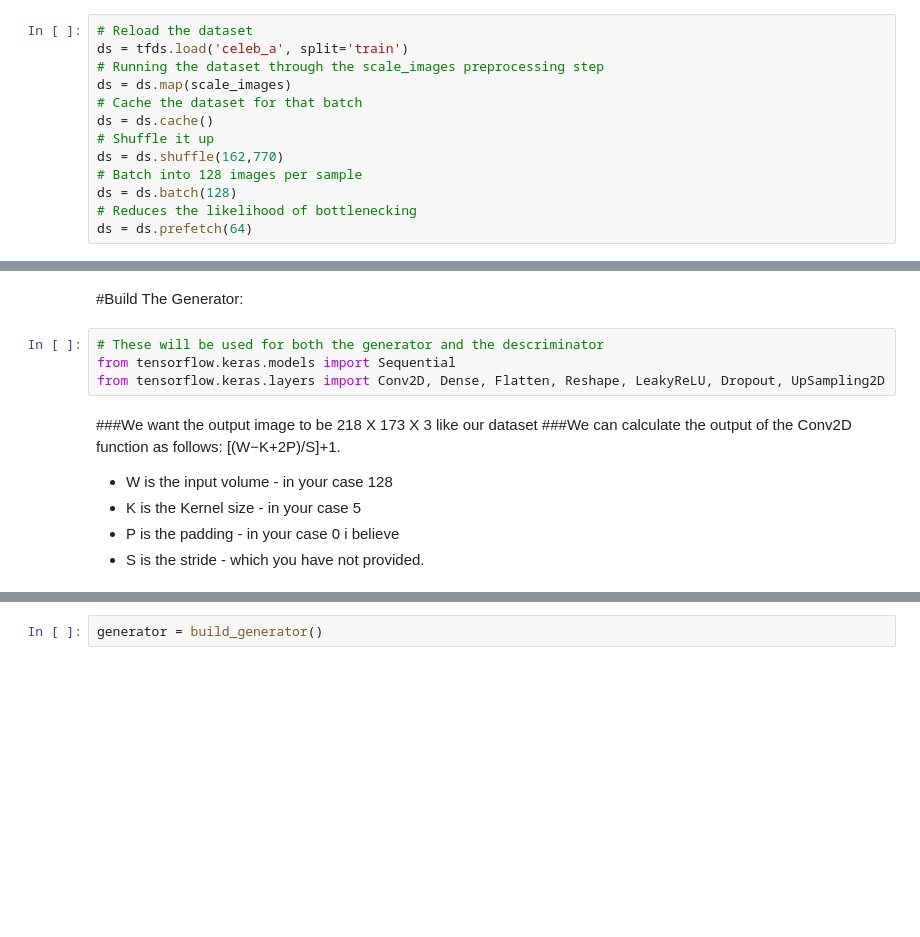
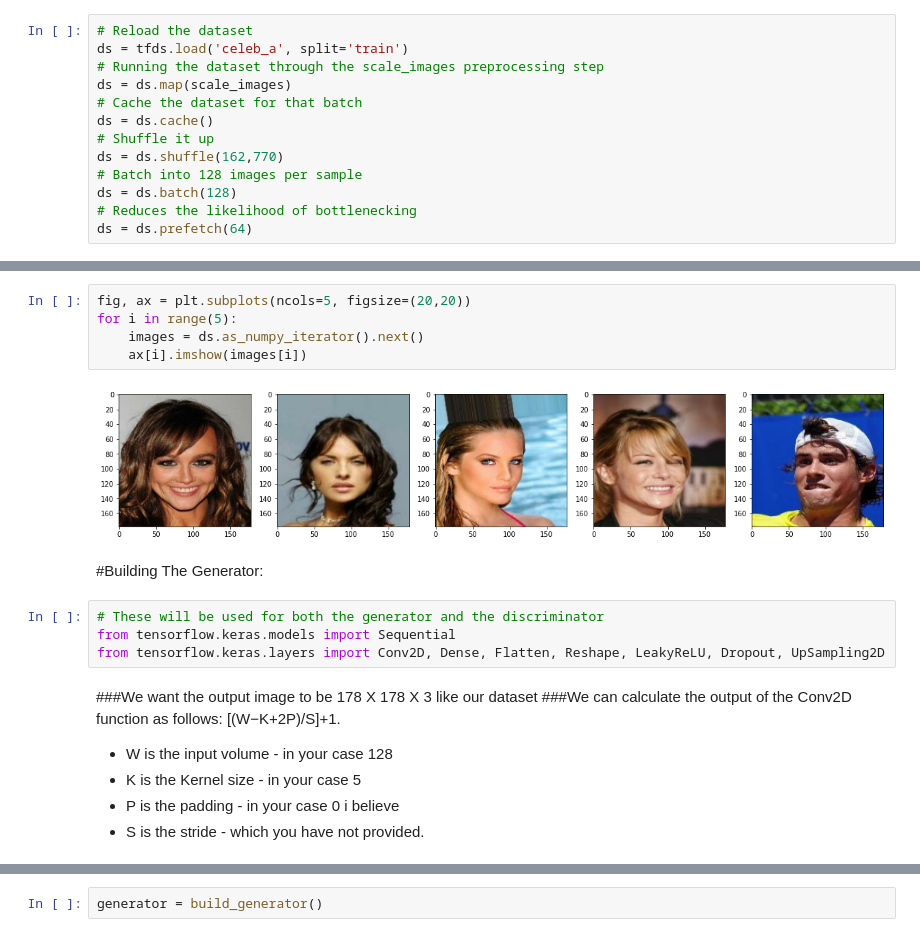
Before and after one commit to AhmedHashish123/Generative_Adversarial_Network_Building, a Jupyter notebook: Celebrities_GAN.ipynb, the cells around one changed output, grey strips where cells are left out. Saved outputs shown, nothing was run; the diff lists cells and outputs as text; blank space fills up the shorter version.

```diff
--- a/Celebrities_GAN.ipynb
+++ b/Celebrities_GAN.ipynb
@@ -97,11 +118,18 @@ ds.as_numpy_iterator().next().shape
+# %%
+fig, ax = plt.subplots(ncols=5, figsize=(20,20))
+for i in range(5):
+    images = ds.as_numpy_iterator().next()
+    ax[i].imshow(images[i])
+# %% [output]
+[figure, added]
 # %% [markdown]
-#Build The Generator:
+#Building The Generator:
 # %%
-# These will be used for both the generator and the descriminator
+# These will be used for both the generator and the discriminator
 from tensorflow.keras.models import Sequential
 from tensorflow.keras.layers import Conv2D, Dense, Flatten, Reshape, LeakyReLU, Dropout, UpSampling2D
 # %% [markdown]
-###We want the output image to be 218 X 173 X 3 like our dataset
+###We want the output image to be 178 X 178 X 3 like our dataset
 ###We can calculate the output of the Conv2D function as follows:
 [(W−K+2P)/S]+1.
 
```
Also changed, not shown: parts of 20 cells of this notebook.
